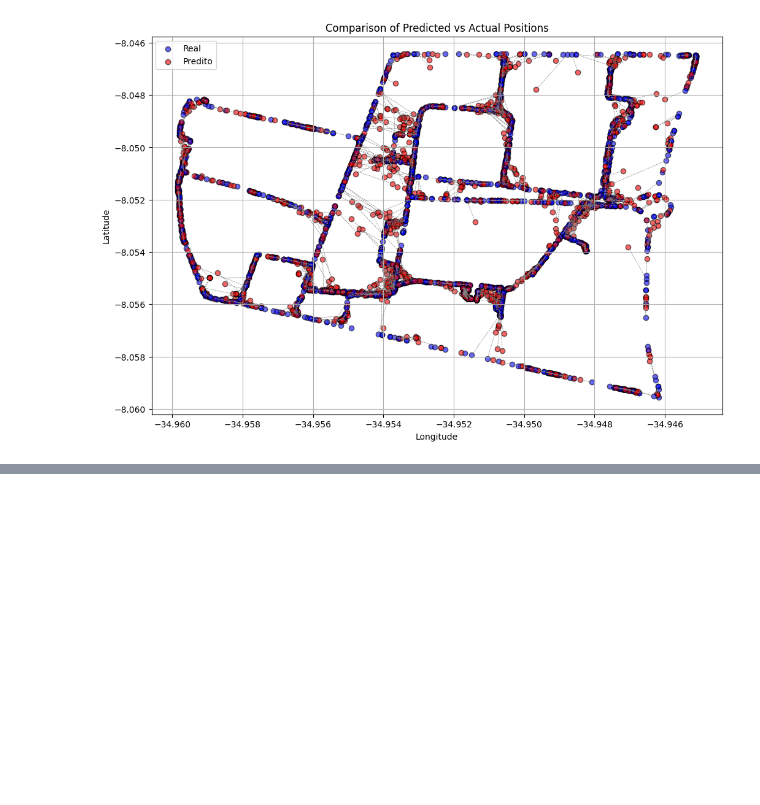
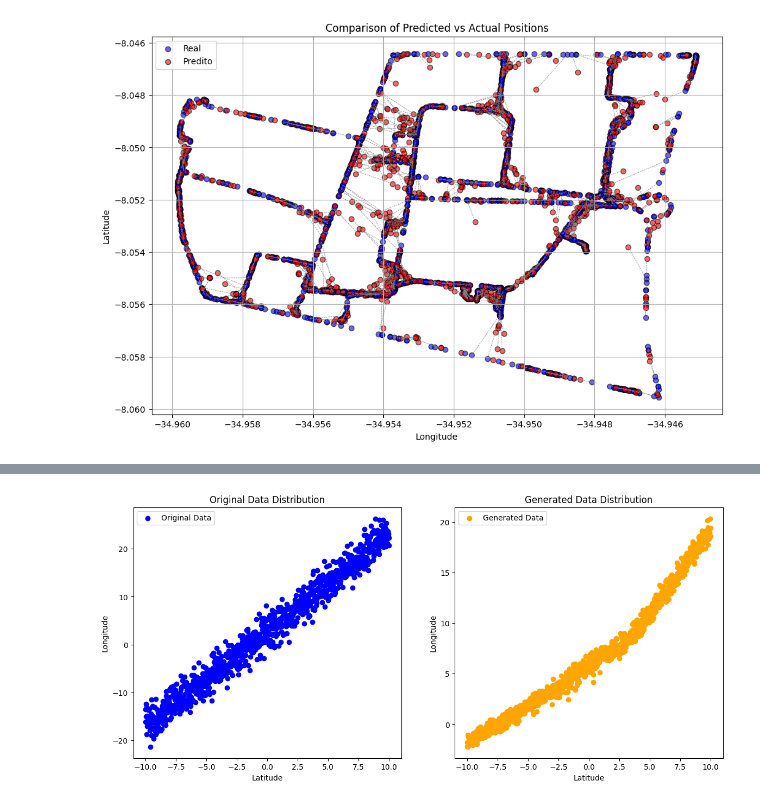
Before and after one commit to ianzin30/Comunicacoes-Moveis, a Jupyter notebook: knn.ipynb, the cells around one changed output, grey strips where cells are left out. Saved outputs shown, nothing was run; the diff lists cells and outputs as text; code cells hidden in the pictures; blank space fills up the shorter version.

```diff
--- a/knn.ipynb
+++ b/knn.ipynb
@@ -244,0 +353,90 @@ plot_comparison_map(y_val.values, predictions)
+# %%
+import tensorflow as tf
+from tensorflow.keras import layers
+import numpy as np
+import matplotlib.pyplot as plt
+
+np.random.seed(0)
+tf.random.set_seed(0)
+
+def build_generator(latent_dim):
+    model = tf.keras.Sequential([
+        layers.Dense(64, activation='relu', input_dim=latent_dim + 1),
+        layers.BatchNormalization(),
+        layers.Dense(64, activation='relu'),
+        layers.Dense(1)
+    ])
+    return model
+
+def build_discriminator():
+    model = tf.keras.Sequential([
+        layers.Dense(64, activation='relu', input_shape=(2,)),
+        layers.Dropout(0.5),
+        layers.Dense(64, activation='relu'),
+        layers.Dropout(0.5),
+        layers.Dense(1, activation='sigmoid')
+    ])
+    return model
+
+optimizer_gen = tf.keras.optimizers.Adam(learning_rate=0.0002, beta_1=0.5)
+optimizer_disc = tf.keras.optimizers.Adam(learning_rate=0.0001, beta_1=0.5)
+
+discriminator = build_discriminator()
+discriminator.compile(optimizer=optimizer_disc, loss='binary_crossentropy', metrics=['accuracy'])
+
+generator = build_generator(5)  # Latent dim
+
+# Combine models
+z = layers.Input(shape=(5,))
+x_input = layers.Input(shape=(1,))
+gen_input = layers.Concatenate()([z, x_input])
+gen_y = generator(gen_input)  # Generator now also takes x_input
+combined_input = layers.Concatenate()([x_input, gen_y])
+valid = discriminator(combined_input)
+combined = tf.keras.Model([x_input, z], valid)
+combined.compile(optimizer=optimizer_gen, loss='binary_crossentropy')
+
+def train(epochs, batch_size=128):
+    x_data = np.linspace(-10, 10, 1000)
+    y_data = 2 * x_data + 3 + np.random.normal(0, 2, x_data.shape)
+
+    valid = np.ones((batch_size, 1))
+    fake = np.zeros((batch_size, 1))
+
+    for epoch in range(epochs):
+        idx = np.random.randint(0, x_data.shape[0], batch_size)
+        x_batch = x_data[idx].reshape(-1, 1)
+        y_batch = y_data[idx].reshape(-1, 1)
+        noise = np.random.normal(0, 1, (batch_size, 5))
+
+        gen_y_batch = generator.predict(np.hstack((noise, x_batch)))  # Provide x values as input
+        d_loss_real = discriminator.train_on_batch(np.hstack((x_batch, y_batch)), valid)
+        d_loss_fake = discriminator.train_on_batch(np.hstack((x_batch, gen_y_batch)), fake)
+
+        g_loss = combined.train_on_batch([x_batch, noise], valid)
+
+        if epoch % 100 == 0:
+            print(f"Epoch {epoch}, D loss: {0.5 * np.add(d_loss_real, d_loss_fake)[0]}, G loss: {g_loss}")
+
+    plt.figure(figsize=(14, 6))
+    plt.subplot(1, 2, 1)
+    plt.scatter(x_data, y_data, color='blue', label='Original Data')
+    plt.title("Original Data Distribution")
+    plt.xlabel("Latitude")
+    plt.ylabel("Longitude")
+    plt.legend()
+
+    plt.subplot(1, 2, 2)
+    x_points = np.linspace(-10, 10, 1000).reshape(-1, 1)
+    noise = np.random.normal(0, 1, (1000, 5))
+    generated_y = generator.predict(np.hstack((noise, x_points)))
+    plt.scatter(x_points, generated_y, color='orange', label='Generated Data')
+    plt.title("Generated Data Distribution")
+    plt.xlabel("Latitude")
+    plt.ylabel("Longitude")
+    plt.legend()
+
+    plt.show()
+
+train(epochs=1000, batch_size=128)
+# %% [output]
@@ -244,0 +460 @@ plot_comparison_map(y_val.values, predictions)
+[figure, added]
```
Also changed, not shown: parts of 6 cells of this notebook, 4 other files.
